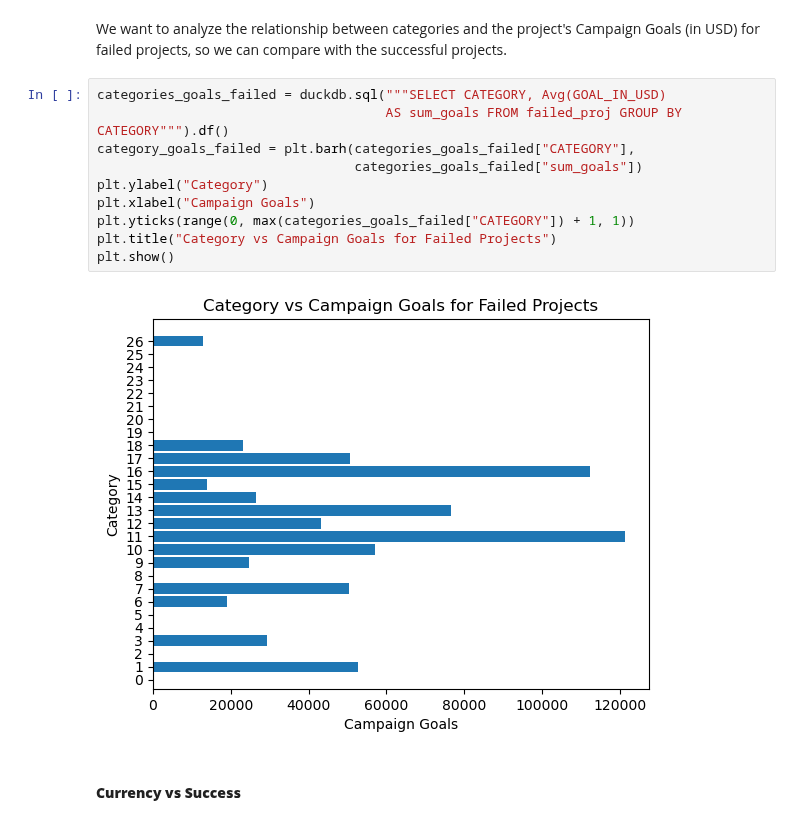
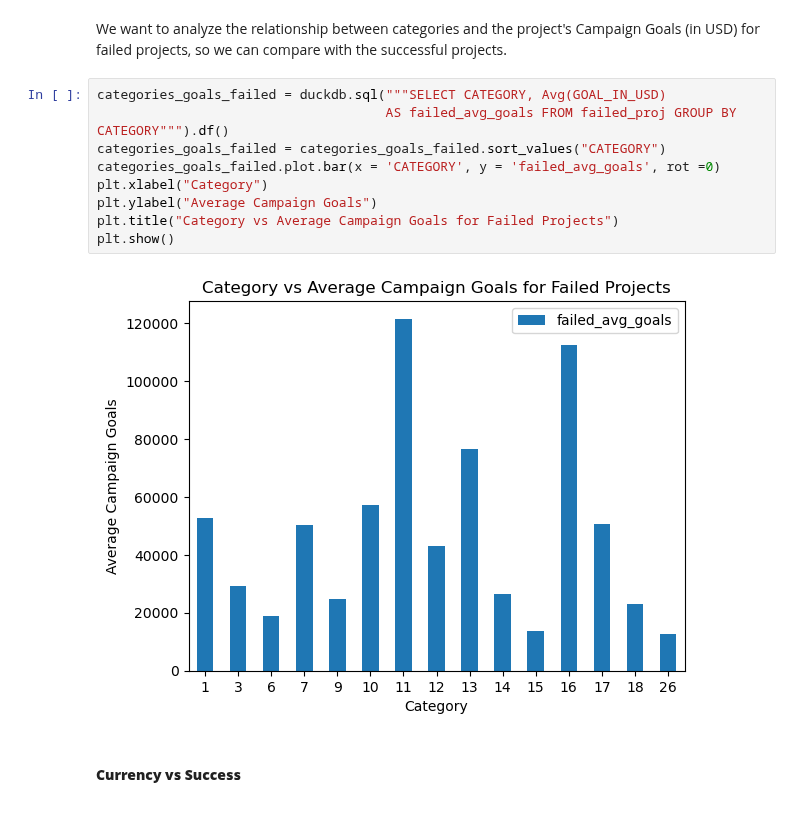
Before and after one commit to catherine-fang-git/kickstarter_project_success_info2950, a Jupyter notebook: INFO2950_Phase2.ipynb, the cells around one changed output. Saved outputs shown, nothing was run; the diff lists cells and outputs as text.

```diff
--- a/INFO2950_Phase2.ipynb
+++ b/INFO2950_Phase2.ipynb
@@ -294,16 +322,15 @@ The category with the highest average campaign goal is category 16. Interestingl
 We want to analyze the relationship between categories and the project's Campaign Goals (in USD) for failed projects, so we can compare with the successful projects.
 # %%
 categories_goals_failed = duckdb.sql("""SELECT CATEGORY, Avg(GOAL_IN_USD)
-                                     AS sum_goals FROM failed_proj GROUP BY CATEGORY""").df()
-category_goals_failed = plt.barh(categories_goals_failed["CATEGORY"],
-                                 categories_goals_failed["sum_goals"])
-plt.ylabel("Category")
-plt.xlabel("Campaign Goals")
-plt.yticks(range(0, max(categories_goals_failed["CATEGORY"]) + 1, 1))
-plt.title("Category vs Campaign Goals for Failed Projects")
+                                     AS failed_avg_goals FROM failed_proj GROUP BY CATEGORY""").df()
+categories_goals_failed = categories_goals_failed.sort_values("CATEGORY")
+categories_goals_failed.plot.bar(x = 'CATEGORY', y = 'failed_avg_goals', rot =0)
+plt.xlabel("Category")
+plt.ylabel("Average Campaign Goals")
+plt.title("Category vs Average Campaign Goals for Failed Projects")
 plt.show()
 # %% [output]
-[figure, old version]
+[figure, new version]
 # %% [markdown]
 #### **Currency vs Success**
 # %% [markdown]
```
Also changed, not shown: parts of 5 cells of this notebook.
